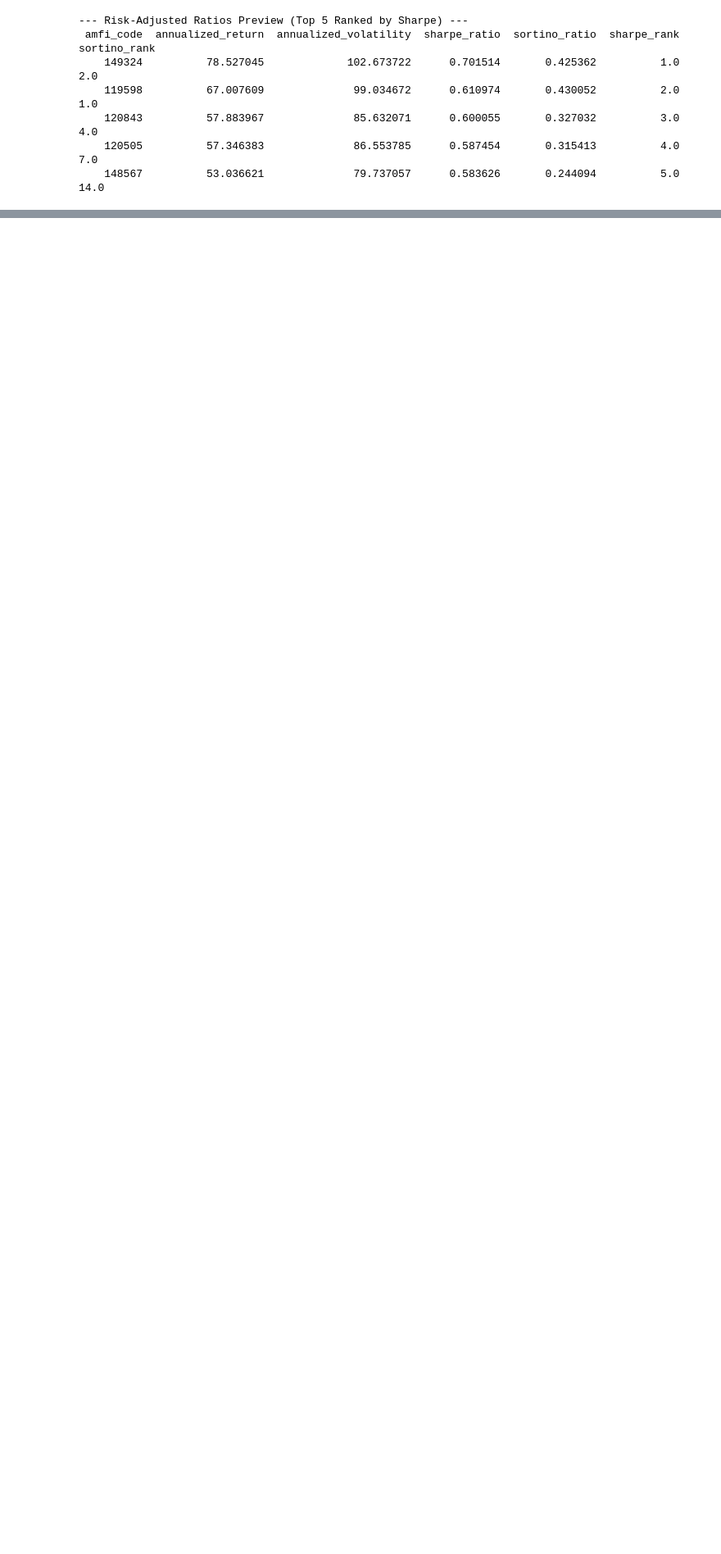
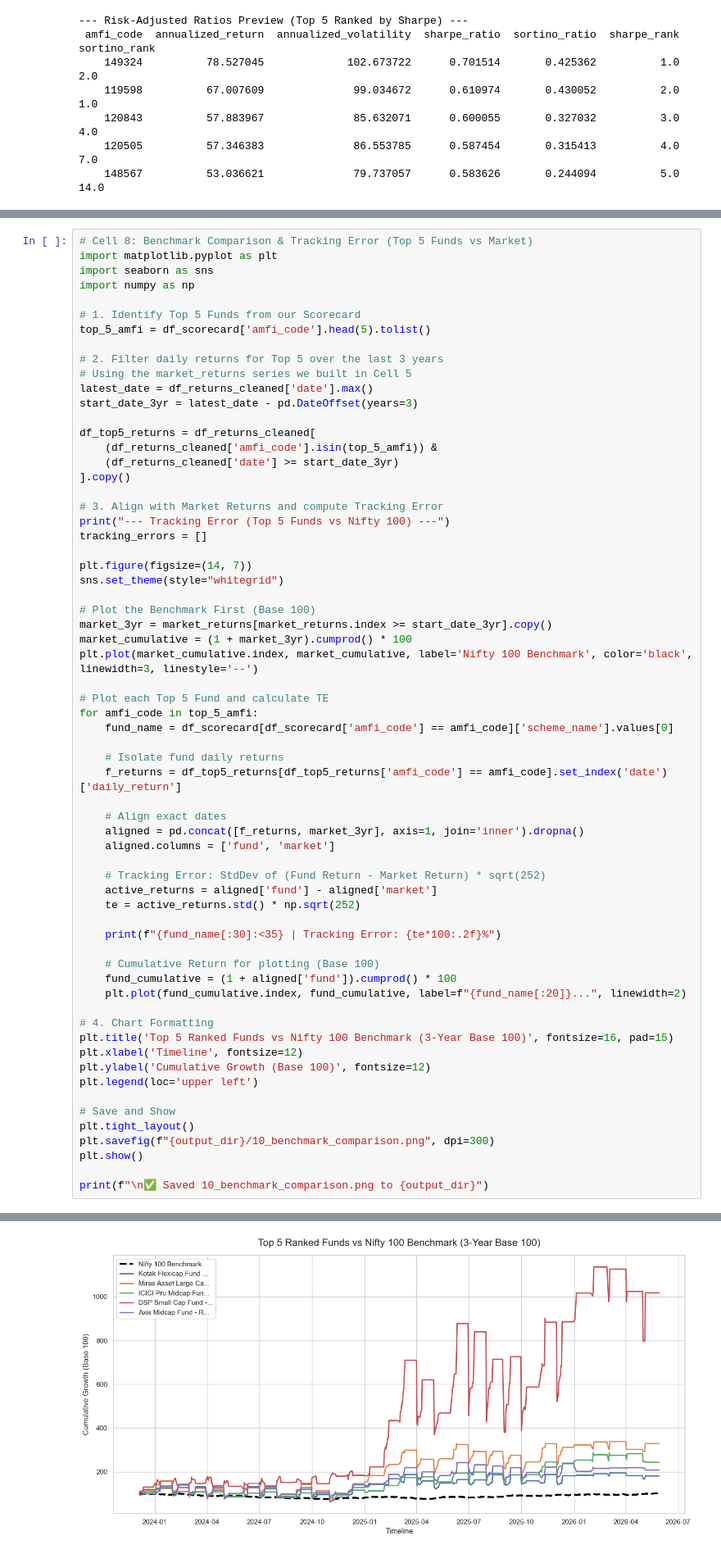
Before and after one commit to Utkrisht2004/bluestock_mf_capstone, a Jupyter notebook: notebooks/04_performace_analytics.ipynb, the cells around one changed output, grey strips where cells are left out. Shown at 82% size. Drawn from its saved outputs; the diff is of its cells as text; blank space fills up the shorter version.

Commit message:
Day 4: Performance Analytics & Scorecard Complete

```diff
--- a/notebooks/04_performace_analytics.ipynb
+++ b/notebooks/04_performace_analytics.ipynb
@@ -249,0 +383,65 @@ print(f"✅ Saved alpha_beta.csv to {processed_dir}")
+# %%
+# Cell 8: Benchmark Comparison & Tracking Error (Top 5 Funds vs Market)
+import matplotlib.pyplot as plt
+import seaborn as sns
+import numpy as np
+
+# 1. Identify Top 5 Funds from our Scorecard
+top_5_amfi = df_scorecard['amfi_code'].head(5).tolist()
+
+# 2. Filter daily returns for Top 5 over the last 3 years
+# Using the market_returns series we built in Cell 5
+latest_date = df_returns_cleaned['date'].max()
+start_date_3yr = latest_date - pd.DateOffset(years=3)
+
+df_top5_returns = df_returns_cleaned[
+    (df_returns_cleaned['amfi_code'].isin(top_5_amfi)) &
+    (df_returns_cleaned['date'] >= start_date_3yr)
+].copy()
+
+# 3. Align with Market Returns and compute Tracking Error
+print("--- Tracking Error (Top 5 Funds vs Nifty 100) ---")
+tracking_errors = []
+
+plt.figure(figsize=(14, 7))
+sns.set_theme(style="whitegrid")
+
+# Plot the Benchmark First (Base 100)
+market_3yr = market_returns[market_returns.index >= start_date_3yr].copy()
+market_cumulative = (1 + market_3yr).cumprod() * 100
+plt.plot(market_cumulative.index, market_cumulative, label='Nifty 100 Benchmark', color='black', linewidth=3, linestyle='--')
+
+# Plot each Top 5 Fund and calculate TE
+for amfi_code in top_5_amfi:
+    fund_name = df_scorecard[df_scorecard['amfi_code'] == amfi_code]['scheme_name'].values[0]
+
+    # Isolate fund daily returns
+    f_returns = df_top5_returns[df_top5_returns['amfi_code'] == amfi_code].set_index('date')['daily_return']
+
+    # Align exact dates
+    aligned = pd.concat([f_returns, market_3yr], axis=1, join='inner').dropna()
+    aligned.columns = ['fund', 'market']
+
+    # Tracking Error: StdDev of (Fund Return - Market Return) * sqrt(252)
+    active_returns = aligned['fund'] - aligned['market']
+    te = active_returns.std() * np.sqrt(252)
+
+    print(f"{fund_name[:30]:<35} | Tracking Error: {te*100:.2f}%")
+
+    # Cumulative Return for plotting (Base 100)
+    fund_cumulative = (1 + aligned['fund']).cumprod() * 100
+    plt.plot(fund_cumulative.index, fund_cumulative, label=f"{fund_name[:20]}...", linewidth=2)
+
+# 4. Chart Formatting
+plt.title('Top 5 Ranked Funds vs Nifty 100 Benchmark (3-Year Base 100)', fontsize=16, pad=15)
+plt.xlabel('Timeline', fontsize=12)
+plt.ylabel('Cumulative Growth (Base 100)', fontsize=12)
+plt.legend(loc='upper left')
+
+# Save and Show
+plt.tight_layout()
+plt.savefig(f"{output_dir}/10_benchmark_comparison.png", dpi=300)
+plt.show()
+
+print(f"\n✅ Saved 10_benchmark_comparison.png to {output_dir}")
+# %% [output]
@@ -249,0 +454 @@ print(f"✅ Saved alpha_beta.csv to {processed_dir}")
+[figure, added]
```
Also changed, not shown: parts of 4 cells of this notebook.
